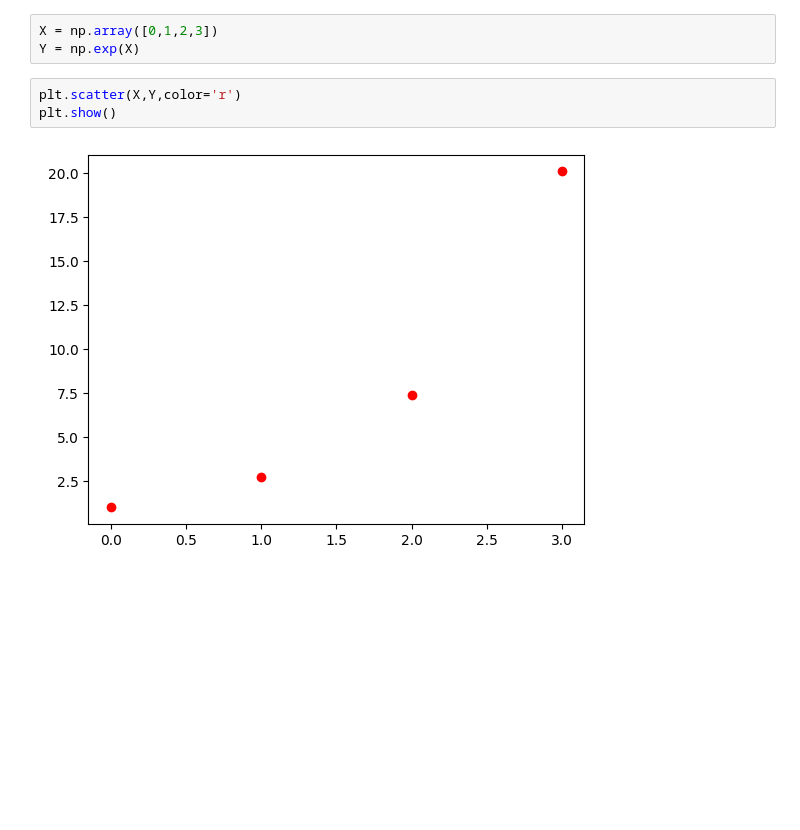
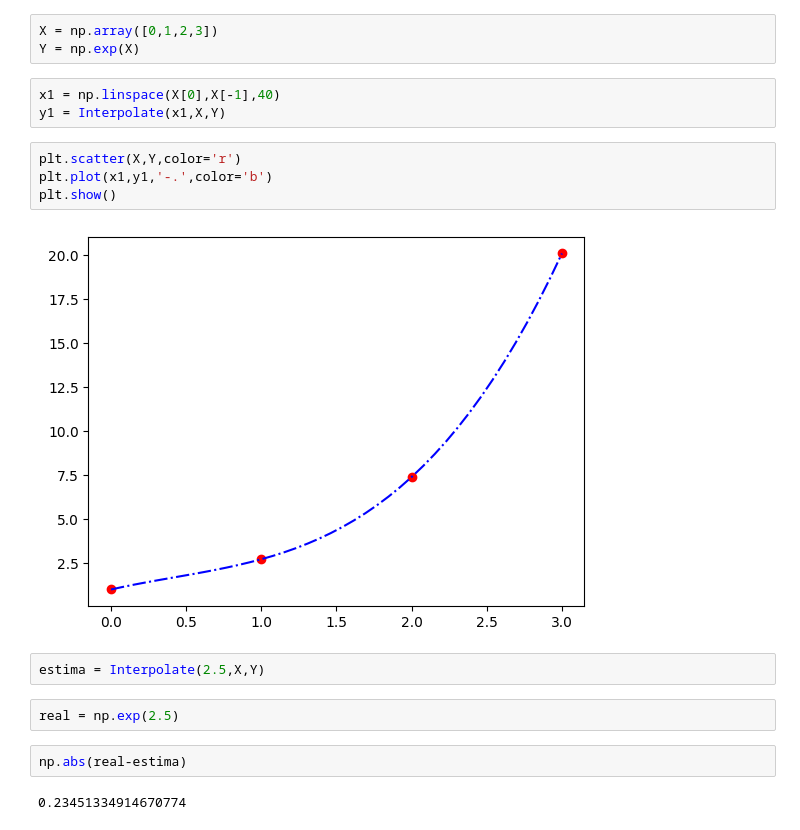
Before and after one commit to asegura4488/MetodosComputacionales1, a Jupyter notebook: Semana4/Interpolacion.ipynb, the cells around one changed output. Cells and saved outputs as stored; diff of their text form; blank space fills up the shorter version.

```diff
--- a/Semana4/Interpolacion.ipynb
+++ b/Semana4/Interpolacion.ipynb
@@ -80,8 +80,20 @@ $\displaystyle 22 \left(3 x + 2\right)$
 # %%
 X = np.array([0,1,2,3])
 Y = np.exp(X)
+# %%
+x1 = np.linspace(X[0],X[-1],40)
+y1 = Interpolate(x1,X,Y)
 # %%
 plt.scatter(X,Y,color='r')
+plt.plot(x1,y1,'-.',color='b')
 plt.show()
 # %% [output]
-[figure, old version]
+[figure, new version]
+# %%
+estima = Interpolate(2.5,X,Y)
+# %%
+real = np.exp(2.5)
+# %%
+np.abs(real-estima)
+# %% [output]
+0.23451334914670774
```
